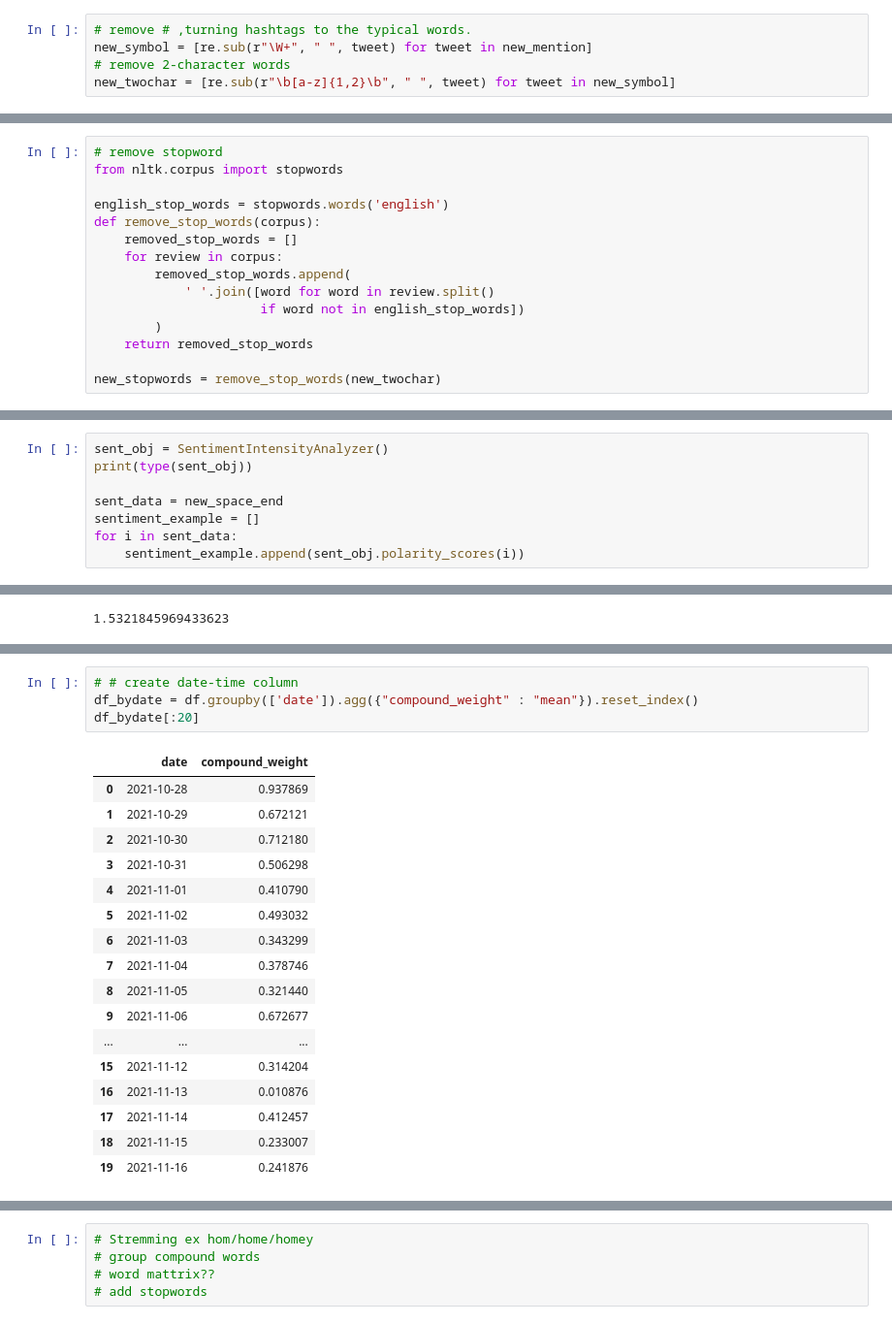
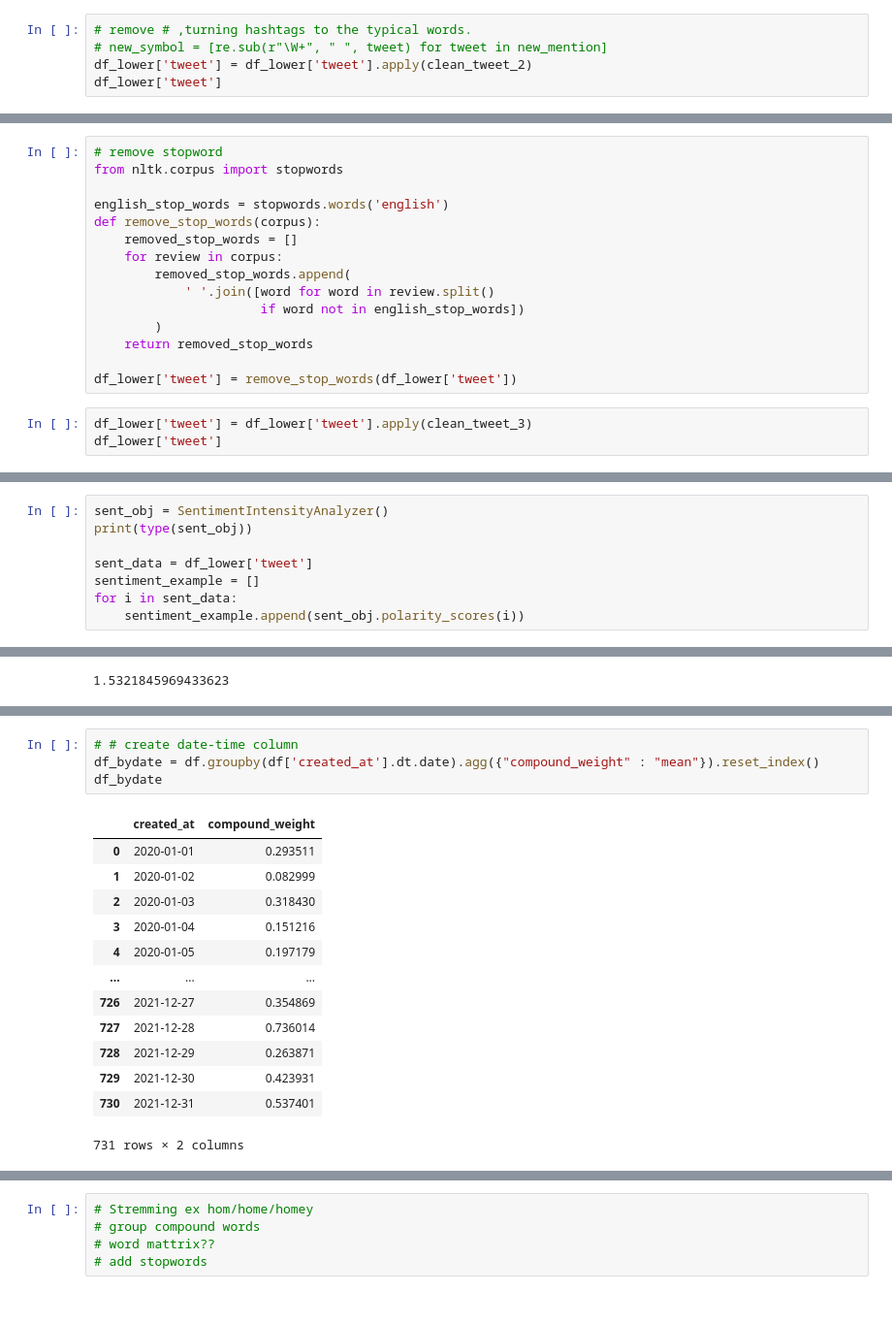
Before and after one commit to kevctae/Bittooth, a Jupyter notebook: notebooks/Cleaning Twitter Data (1).ipynb, the cells around one changed output, grey strips where cells are left out. Shown: that part at 97% size. Saved outputs shown, nothing was run; the diff lists cells and outputs as text.

```diff
--- a/notebooks/Cleaning Twitter Data (1).ipynb
+++ b/notebooks/Cleaning Twitter Data (1).ipynb
@@ -121,5 +126,5 @@ KeyboardInterrupt:
 # %%
 # remove # ,turning hashtags to the typical words.
-new_symbol = [re.sub(r"\W+", " ", tweet) for tweet in new_mention]
-# remove 2-character words
-new_twochar = [re.sub(r"\b[a-z]{1,2}\b", " ", tweet) for tweet in new_symbol]
+# new_symbol = [re.sub(r"\W+", " ", tweet) for tweet in new_mention]
+df_lower['tweet'] = df_lower['tweet'].apply(clean_tweet_2)
+df_lower['tweet']
@@ -137,4 +155,7 @@ def remove_stop_words(corpus):
         )
     return removed_stop_words
 
-new_stopwords = remove_stop_words(new_twochar)
+df_lower['tweet'] = remove_stop_words(df_lower['tweet'])
+# %%
+df_lower['tweet'] = df_lower['tweet'].apply(clean_tweet_3)
+df_lower['tweet']
@@ -158,7 +194,7 @@ new_space_end[4]
 sent_obj = SentimentIntensityAnalyzer()
 print(type(sent_obj))
 
-sent_data = new_space_end
+sent_data = df_lower['tweet']
 sentiment_example = []
 for i in sent_data:
     sentiment_example.append(sent_obj.polarity_scores(i))
@@ -286,22 +322,18 @@ Name: compound_weight, Length: 41773, dtype: float64
 # %%
 # # create date-time column
-df_bydate = df.groupby(['date']).agg({"compound_weight" : "mean"}).reset_index()
-df_bydate[:20]
+df_bydate = df.groupby(df['created_at'].dt.date).agg({"compound_weight" : "mean"}).reset_index()
+df_bydate
 # %% [output]
-|  | date | compound_weight |
-| 0 | 2021-10-28 | 0.937869 |
-| 1 | 2021-10-29 | 0.672121 |
-| 2 | 2021-10-30 | 0.712180 |
-| 3 | 2021-10-31 | 0.506298 |
-| 4 | 2021-11-01 | 0.410790 |
-| 5 | 2021-11-02 | 0.493032 |
-| 6 | 2021-11-03 | 0.343299 |
-| 7 | 2021-11-04 | 0.378746 |
-| 8 | 2021-11-05 | 0.321440 |
-| 9 | 2021-11-06 | 0.672677 |
+|  | created_at | compound_weight |
+| 0 | 2020-01-01 | 0.293511 |
+| 1 | 2020-01-02 | 0.082999 |
+| 2 | 2020-01-03 | 0.318430 |
+| 3 | 2020-01-04 | 0.151216 |
+| 4 | 2020-01-05 | 0.197179 |
 | ... | ... | ... |
-| 15 | 2021-11-12 | 0.314204 |
-| 16 | 2021-11-13 | 0.010876 |
-| 17 | 2021-11-14 | 0.412457 |
-| 18 | 2021-11-15 | 0.233007 |
-| 19 | 2021-11-16 | 0.241876 |
+| 726 | 2021-12-27 | 0.354869 |
+| 727 | 2021-12-28 | 0.736014 |
+| 728 | 2021-12-29 | 0.263871 |
+| 729 | 2021-12-30 | 0.423931 |
+| 730 | 2021-12-31 | 0.537401 |
+731 rows × 2 columns
```
Also changed, not shown: parts of 17 cells of this notebook.
